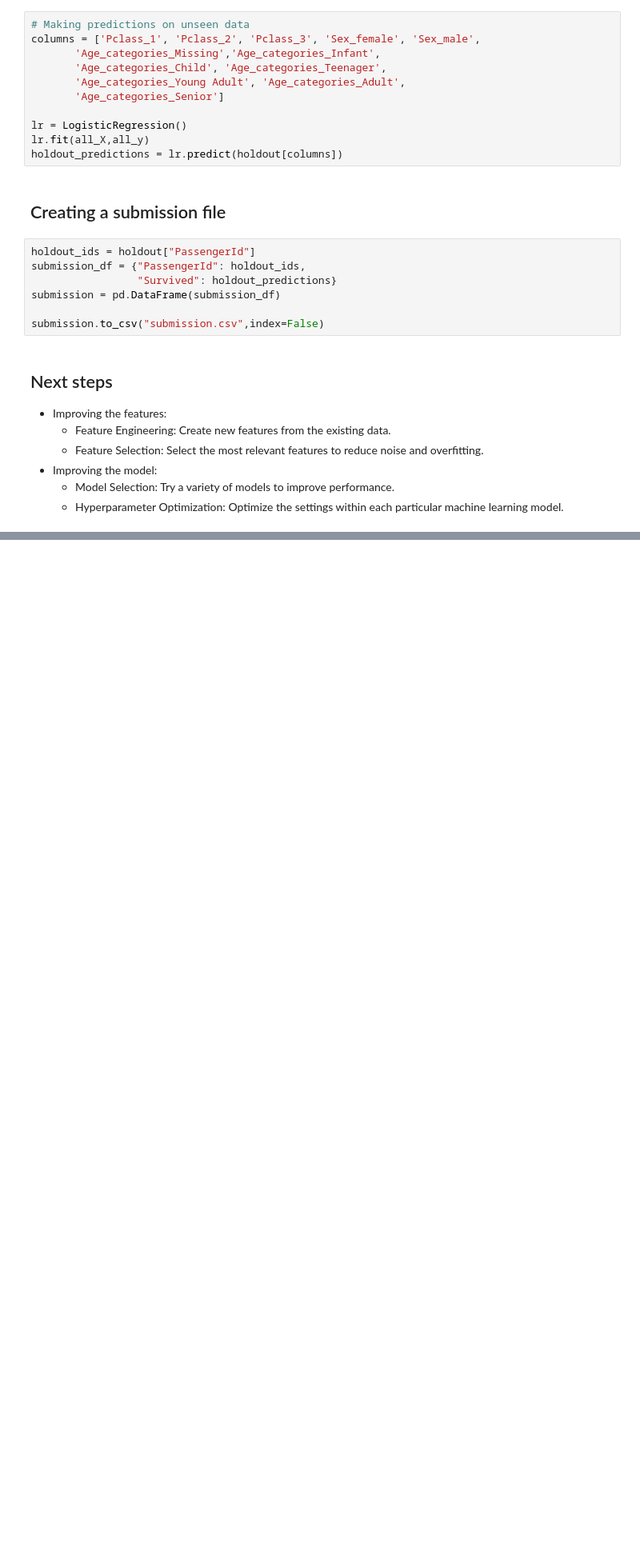
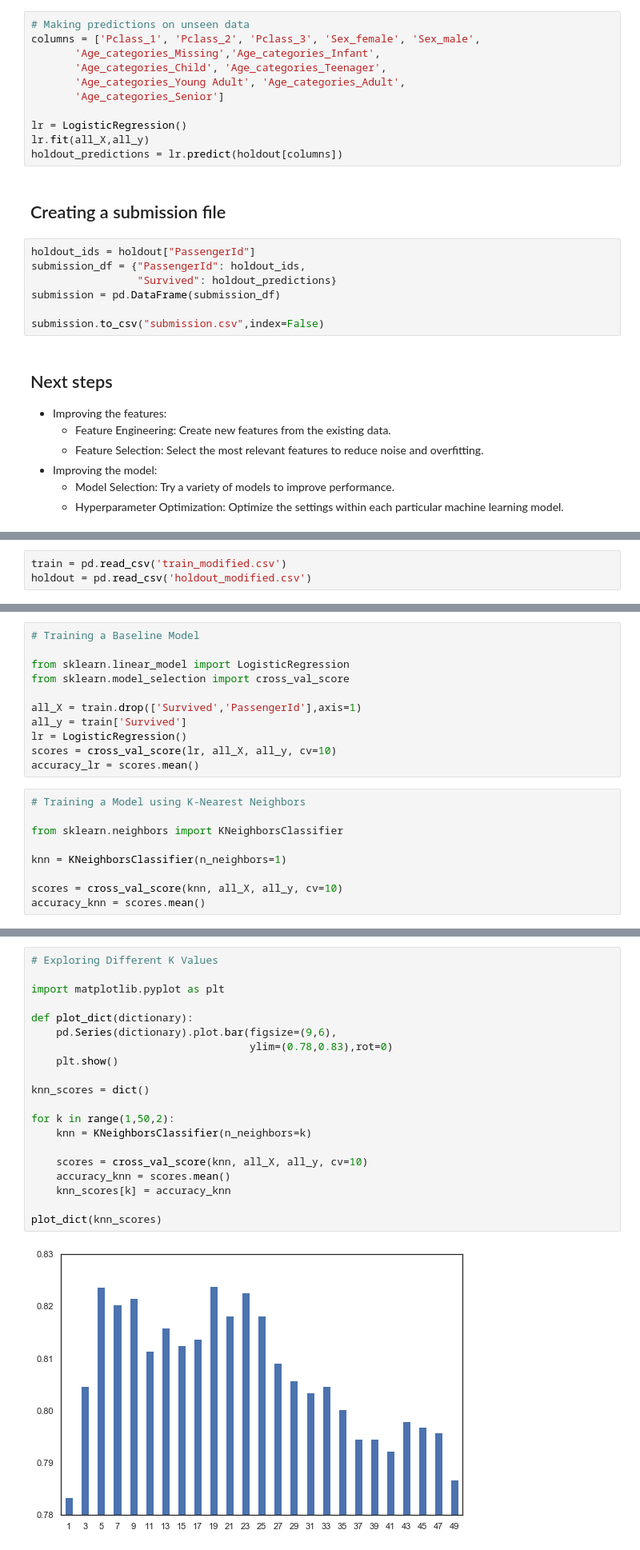
Before and after one commit to orspain/Dataquest, a Jupyter notebook: 7.3 Kaggle Fundamentals/Kaggle.ipynb, the cells around one changed output, grey strips where cells are left out. Shown at 80% size. Saved outputs shown, nothing was run; the diff lists cells and outputs as text; blank space fills up the shorter version.

```diff
--- a/7.3 Kaggle Fundamentals/Kaggle.ipynb
+++ b/7.3 Kaggle Fundamentals/Kaggle.ipynb
@@ -195,0 +518,3 @@ submission.to_csv("submission.csv",index=False)
+# %%
+train = pd.read_csv('train_modified.csv')
+holdout = pd.read_csv('holdout_modified.csv')
@@ -195,0 +525,20 @@ submission.to_csv("submission.csv",index=False)
+# %%
+# Training a Baseline Model
+
+from sklearn.linear_model import LogisticRegression
+from sklearn.model_selection import cross_val_score
+
+all_X = train.drop(['Survived','PassengerId'],axis=1)
+all_y = train['Survived']
+lr = LogisticRegression()
+scores = cross_val_score(lr, all_X, all_y, cv=10)
+accuracy_lr = scores.mean()
+# %%
+# Training a Model using K-Nearest Neighbors
+
+from sklearn.neighbors import KNeighborsClassifier
+
+knn = KNeighborsClassifier(n_neighbors=1)
+
+scores = cross_val_score(knn, all_X, all_y, cv=10)
+accuracy_knn = scores.mean()
@@ -195,0 +547,22 @@ submission.to_csv("submission.csv",index=False)
+# %%
+# Exploring Different K Values
+
+import matplotlib.pyplot as plt
+
+def plot_dict(dictionary):
+    pd.Series(dictionary).plot.bar(figsize=(9,6),
+                                   ylim=(0.78,0.83),rot=0)
+    plt.show()
+
+knn_scores = dict()
+
+for k in range(1,50,2):
+    knn = KNeighborsClassifier(n_neighbors=k)
+
+    scores = cross_val_score(knn, all_X, all_y, cv=10)
+    accuracy_knn = scores.mean()
+    knn_scores[k] = accuracy_knn
+
+plot_dict(knn_scores)
+# %% [output]
+[figure, added]
```
Also changed, not shown: parts of 40 cells of this notebook, 8 other files.
